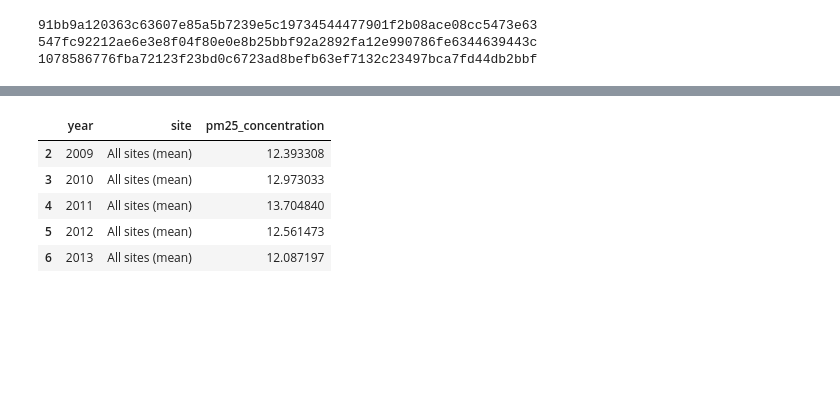
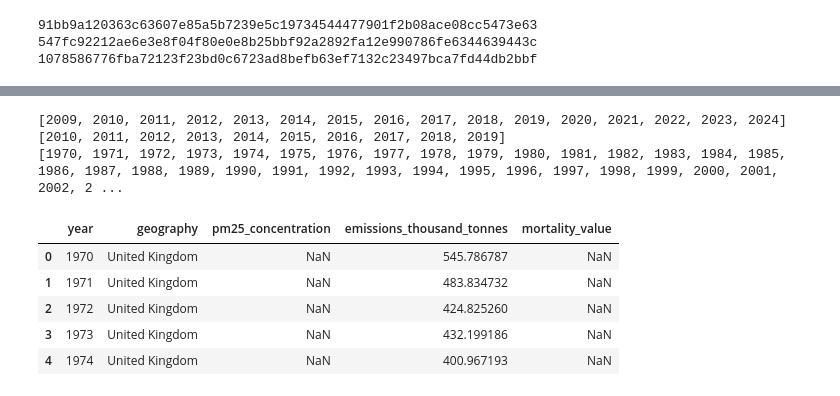
Before and after one commit to jonahlw2/IS_477_Group_Project, a Jupyter notebook: Code/main-code.ipynb, the cells around one changed output, grey strips where cells are left out. Cells and saved outputs as stored; diff of their text form; code cells hidden in the pictures; blank space fills up the shorter version.

```diff
--- a/Code/main-code.ipynb
+++ b/Code/main-code.ipynb
@@ -43,3 +80,12 @@ print(get_hash("../data_final/fig03_particulate_matter_annual_emissions.csv"))
 # %%
-pm25_df.head()
+pm25_clean = pm25_df.iloc[:, [0, 1, 2]].copy()
+pm25_clean.columns = ["year", "site", "pm25_concentration"]
+
+pm25_clean["year"] = pd.to_numeric(pm25_clean["year"], errors="coerce")
+pm25_clean["pm25_concentration"] = pd.to_numeric(pm25_clean["pm25_concentration"], errors="coerce")
+
+pm25_clean = pm25_clean.dropna(subset=["year", "pm25_concentration"])
+pm25_clean["year"] = pm25_clean["year"].astype(int)
+
+pm25_clean.head()
 # %% [output]
@@ -81,6 +181,4 @@ emissions_df.head()
 # %%
-emissions_clean = emissions_df[emissions_df["series"] == "PM2.5"].copy()
-emissions_clean = emissions_clean[["series","year", "emissions (thousand tonnes)"]].dropna()
-
-emissions_clean.head()
+emissions_yearwise.to_csv("../data_final/emissions_yearwise.csv", index=False)
+print("Saved to ../data_final/emissions_yearwise.csv")
 # %% [output]
@@ -139,3 +213,10 @@ Saved to /Users/suryachhabra/Desktop/IS_477_group_project/data_final/emissions_y
 # %%
-print(pm25_clean.head())
-print(emissions_clean.head())
+pm25_uk = pm25_clean[pm25_clean["site"] == "All sites (mean)"].copy()
+
+who_uk = who_clean[
+    (who_clean["location"] == "United Kingdom of Great Britain and Northern Ireland") &
+    (who_clean["sex"] == "Both sexes") &
+    (who_clean["cause"] == "All causes")
+].copy()
+
+emissions_pm25 = emissions_clean.copy()
@@ -196,17 +254,28 @@ print(emissions_df.shape)
+# %%
+print(sorted(pm25_uk["year"].unique()))
+print(sorted(who_uk["year"].unique()))
+print(sorted(emissions_pm25["year"].unique()))
+# %% [output]
+[2009, 2010, 2011, 2012, 2013, 2014, 2015, 2016, 2017, 2018, 2019, 2020, 2021, 2022, 2023, 2024]
+[2010, 2011, 2012, 2013, 2014, 2015, 2016, 2017, 2018, 2019]
+[1970, 1971, 1972, 1973, 1974, 1975, 1976, 1977, 1978, 1979, 1980, 1981, 1982, 1983, 1984, 1985, 1986, 1987, 1988, 1989, 1990, 1991, 1992, 1993, 1994, 1995, 1996, 1997, 1998, 1999, 2000, 2001, 2002, 2 ...
 # %%
-pm25_clean = pm25_df.iloc[2:, [0, 1, 2]].copy()
-pm25_clean.columns = ["year", "site", "pm25_concentration"]
-pm25_clean["year"] = pd.to_numeric(pm25_clean["year"], errors="coerce")
-pm25_clean["pm25_concentration"] = pd.to_numeric(pm25_clean["pm25_concentration"], errors="coerce")
-pm25_clean = pm25_clean.dropna(subset=["year", "pm25_concentration"])
-pm25_clean["year"] = pm25_clean["year"].astype(int)
+integrated_master_df = pm25_uk.merge(
+    emissions_pm25,
+    on=["year", "geography"],
+    how="outer"
+).merge(
+    who_uk,
+    on=["year", "geography"],
+    how="outer"
+).sort_values("year").reset_index(drop=True)
 
-pm25_clean.head()
+integrated_master_df.head()
 # %% [output]
-|  | year | site | pm25_concentration |
-| 2 | 2009 | All sites (mean) | 12.393308 |
-| 3 | 2010 | All sites (mean) | 12.973033 |
-| 4 | 2011 | All sites (mean) | 13.704840 |
-| 5 | 2012 | All sites (mean) | 12.561473 |
-| 6 | 2013 | All sites (mean) | 12.087197 |
+|  | year | geography | pm25_concentration | emissions_thousand_tonnes | mortality_value |
+| 0 | 1970 | United Kingdom | NaN | 545.786787 | NaN |
+| 1 | 1971 | United Kingdom | NaN | 483.834732 | NaN |
+| 2 | 1972 | United Kingdom | NaN | 424.825260 | NaN |
+| 3 | 1973 | United Kingdom | NaN | 432.199186 | NaN |
+| 4 | 1974 | United Kingdom | NaN | 400.967193 | NaN |
 # %%
```
Also changed, not shown: parts of 32 cells of this notebook.
